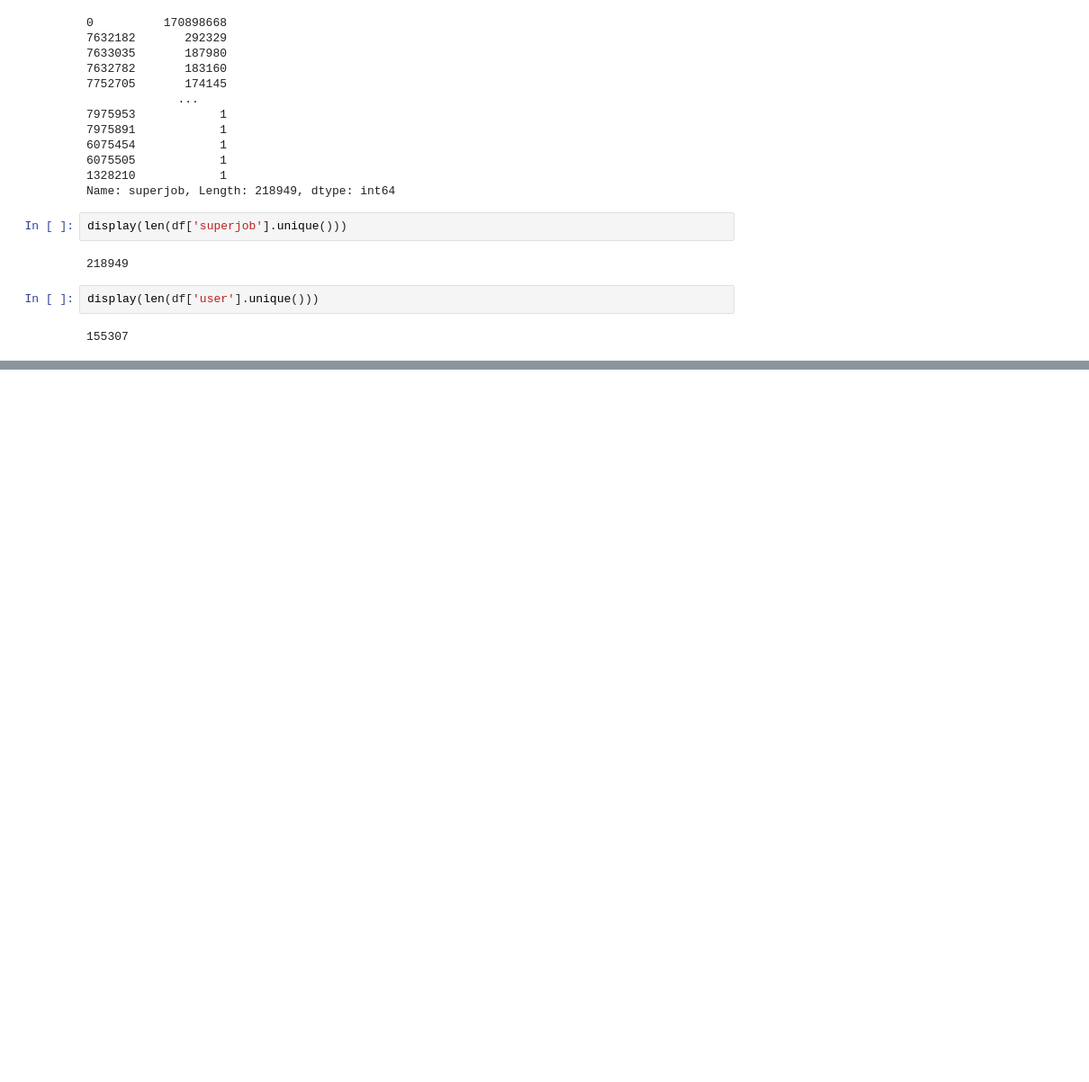
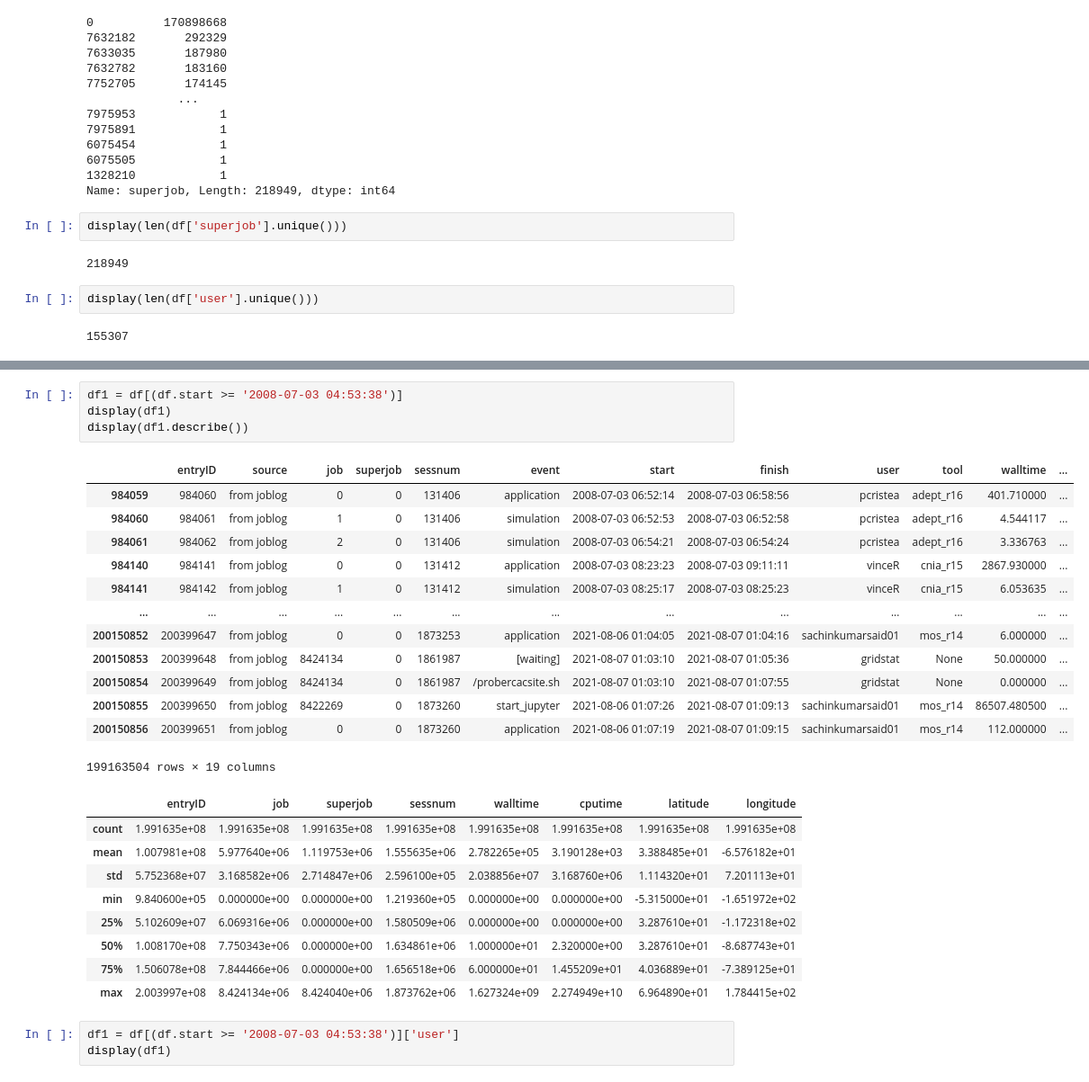
Before and after one commit to saxenap/nanohub, a Jupyter notebook: nanoHUB/rfm/notebooks/toolevents.ipynb, the cells around one changed output, grey strips where cells are left out. Shown at 90% size. Drawn from its saved outputs; the diff is of its cells as text; blank space fills up the shorter version.

```diff
--- a/nanoHUB/rfm/notebooks/toolevents.ipynb
+++ b/nanoHUB/rfm/notebooks/toolevents.ipynb
@@ -144,0 +198,30 @@ display(len(df_filtered['user'].unique()))
+# %%
+df1 = df[(df.start >= '2008-07-03 04:53:38')]
+display(df1)
+display(df1.describe())
+# %% [output]
+|  | entryID | source | job | superjob | sessnum | event | start | finish | user | tool | walltime | ... |
+| 984059 | 984060 | from joblog | 0 | 0 | 131406 | application | 2008-07-03 06:52:14 | 2008-07-03 06:58:56 | pcristea | adept_r16 | 401.710000 | ... |
+| 984060 | 984061 | from joblog | 1 | 0 | 131406 | simulation | 2008-07-03 06:52:53 | 2008-07-03 06:52:58 | pcristea | adept_r16 | 4.544117 | ... |
+| 984061 | 984062 | from joblog | 2 | 0 | 131406 | simulation | 2008-07-03 06:54:21 | 2008-07-03 06:54:24 | pcristea | adept_r16 | 3.336763 | ... |
+| 984140 | 984141 | from joblog | 0 | 0 | 131412 | application | 2008-07-03 08:23:23 | 2008-07-03 09:11:11 | vinceR | cnia_r15 | 2867.930000 | ... |
+| 984141 | 984142 | from joblog | 1 | 0 | 131412 | simulation | 2008-07-03 08:25:17 | 2008-07-03 08:25:23 | vinceR | cnia_r15 | 6.053635 | ... |
+| ... | ... | ... | ... | ... | ... | ... | ... | ... | ... | ... | ... | ... |
+| 200150852 | 200399647 | from joblog | 0 | 0 | 1873253 | application | 2021-08-06 01:04:05 | 2021-08-07 01:04:16 | sachinkumarsaid01 | mos_r14 | 6.000000 | ... |
+| 200150853 | 200399648 | from joblog | 8424134 | 0 | 1861987 | [waiting] | 2021-08-07 01:03:10 | 2021-08-07 01:05:36 | gridstat | None | 50.000000 | ... |
+| 200150854 | 200399649 | from joblog | 8424134 | 0 | 1861987 | /probercacsite.sh | 2021-08-07 01:03:10 | 2021-08-07 01:07:55 | gridstat | None | 0.000000 | ... |
+| 200150855 | 200399650 | from joblog | 8422269 | 0 | 1873260 | start_jupyter | 2021-08-06 01:07:26 | 2021-08-07 01:09:13 | sachinkumarsaid01 | mos_r14 | 86507.480500 | ... |
+| 200150856 | 200399651 | from joblog | 0 | 0 | 1873260 | application | 2021-08-06 01:07:19 | 2021-08-07 01:09:15 | sachinkumarsaid01 | mos_r14 | 112.000000 | ... |
+199163504 rows × 19 columns
+|  | entryID | job | superjob | sessnum | walltime | cputime | latitude | longitude |
+| count | 1.991635e+08 | 1.991635e+08 | 1.991635e+08 | 1.991635e+08 | 1.991635e+08 | 1.991635e+08 | 1.991635e+08 | 1.991635e+08 |
+| mean | 1.007981e+08 | 5.977640e+06 | 1.119753e+06 | 1.555635e+06 | 2.782265e+05 | 3.190128e+03 | 3.388485e+01 | -6.576182e+01 |
+| std | 5.752368e+07 | 3.168582e+06 | 2.714847e+06 | 2.596100e+05 | 2.038856e+07 | 3.168760e+06 | 1.114320e+01 | 7.201113e+01 |
+| min | 9.840600e+05 | 0.000000e+00 | 0.000000e+00 | 1.219360e+05 | 0.000000e+00 | 0.000000e+00 | -5.315000e+01 | -1.651972e+02 |
+| 25% | 5.102609e+07 | 6.069316e+06 | 0.000000e+00 | 1.580509e+06 | 0.000000e+00 | 0.000000e+00 | 3.287610e+01 | -1.172318e+02 |
+| 50% | 1.008170e+08 | 7.750343e+06 | 0.000000e+00 | 1.634861e+06 | 1.000000e+01 | 2.320000e+00 | 3.287610e+01 | -8.687743e+01 |
+| 75% | 1.506078e+08 | 7.844466e+06 | 0.000000e+00 | 1.656518e+06 | 6.000000e+01 | 1.455209e+01 | 4.036889e+01 | -7.389125e+01 |
+| max | 2.003997e+08 | 8.424134e+06 | 8.424040e+06 | 1.873762e+06 | 1.627324e+09 | 2.274949e+10 | 6.964890e+01 | 1.784415e+02 |
+# %%
+df1 = df[(df.start >= '2008-07-03 04:53:38')]['user']
+display(df1)
```
Also changed, not shown: parts of 15 cells of this notebook.
